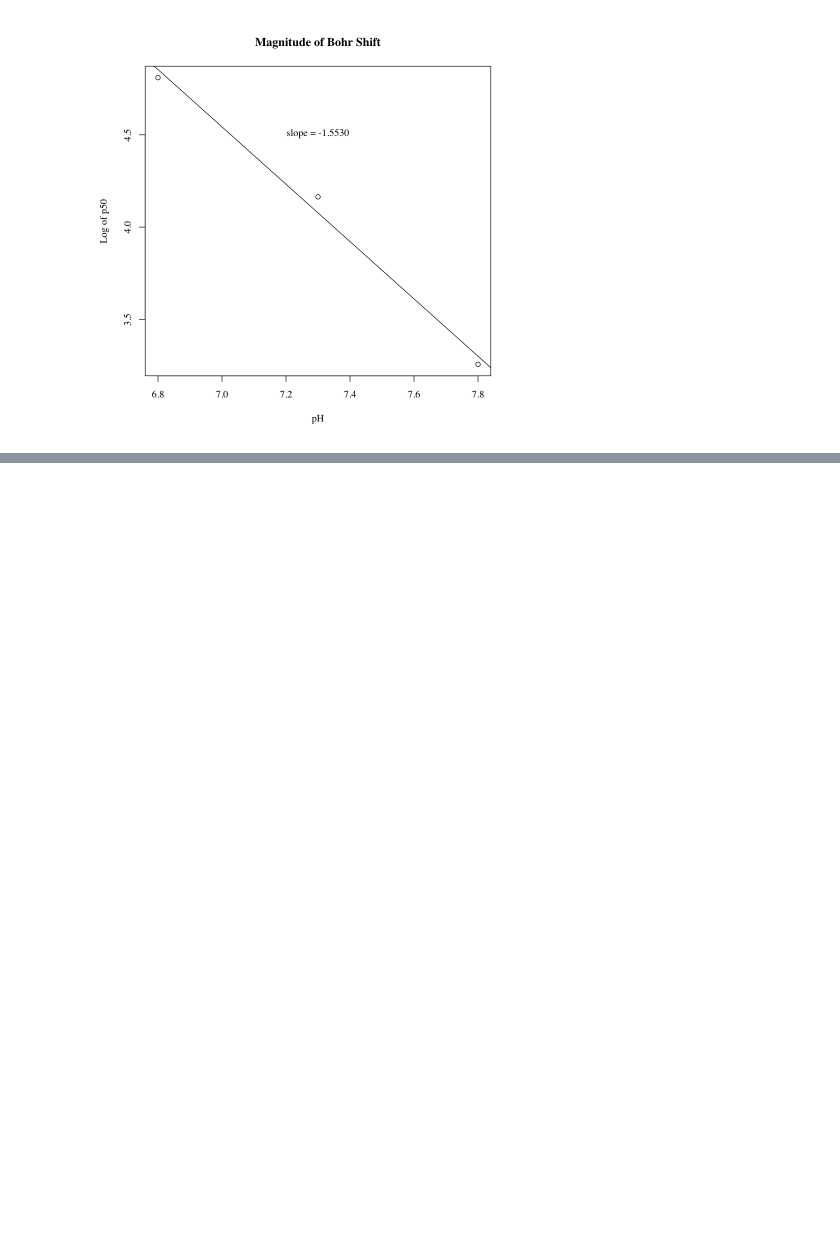
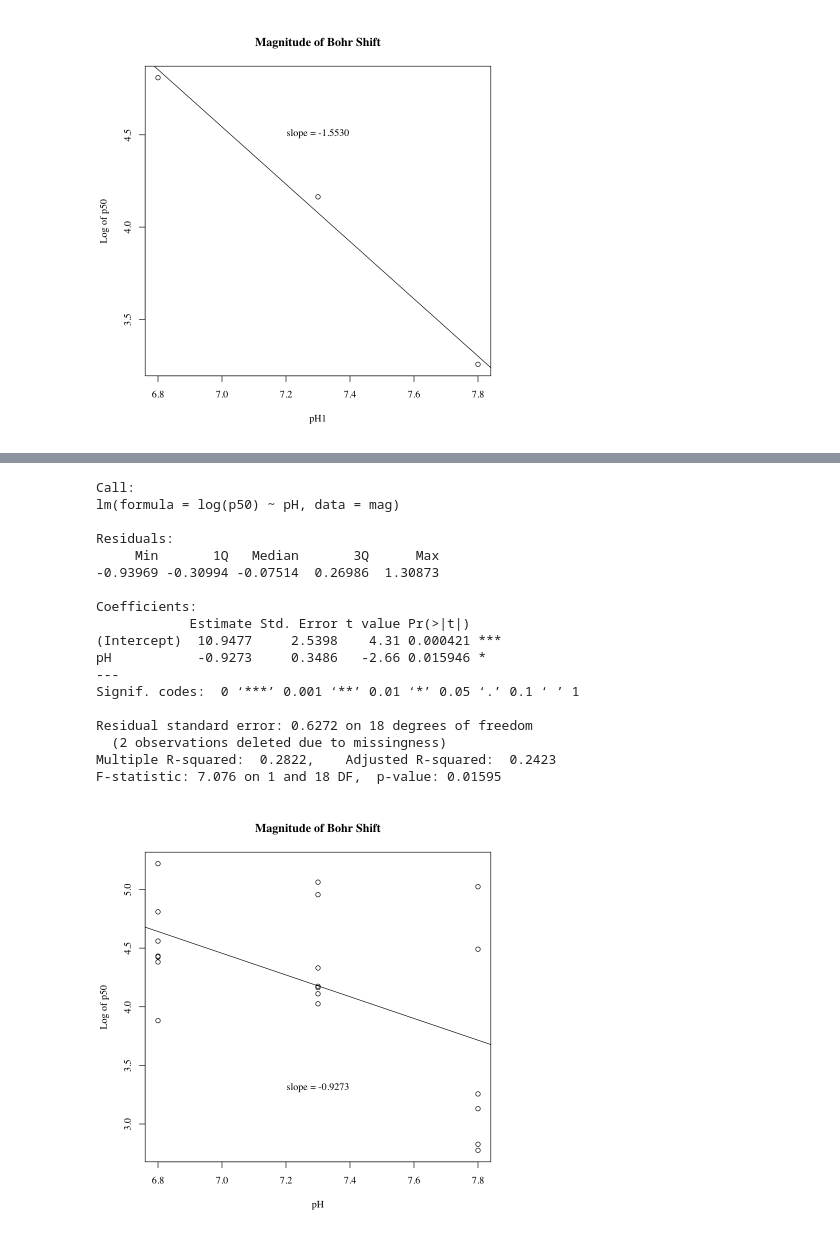
Before and after one commit to andrew2165/biometry_notebooks, a Jupyter notebook: OxygenEqOfHemocyanin.ipynb, the cells around one changed output, grey strips where cells are left out. Drawn from its saved outputs; the diff is of its cells as text; code cells hidden in the pictures; blank space fills up the shorter version.

```diff
--- a/OxygenEqOfHemocyanin.ipynb
+++ b/OxygenEqOfHemocyanin.ipynb
@@ -268,12 +280,12 @@ Signif. codes:  0 ‘***’ 0.001 ‘**’ 0.01 ‘*’ 0.05 ‘.’ 0.1 ‘ ’
 # %% [markdown]
 3. Create a magnitude of Bohr Shift graph.
 # %%
-p50 = c(122.67788, 64.32310, 25.9589)
-pH = c(6.8, 7.3, 7.8)
+p501 = c(122.67788, 64.32310, 25.9589)
+pH1 = c(6.8, 7.3, 7.8)
 summary(lm(log(p50)~pH))
-#tiff(file="MagnitudeBohrShift.tiff")
+#png(file="MagnitudeBohrShift2.pdf")
 par(family = 'serif')
-plot(log(p50)~pH, main="Magnitude of Bohr Shift",
+plot(log(p501)~pH1, main="Magnitude of Bohr Shift",
     ylab="Log of p50")
 abline(a = 15.4139, b=-1.5530)
 mtext("slope = -1.5530", 3, line = -6, col = "black")
@@ -297,3 +309,7 @@ Residual standard error: 0.1069 on 1 degrees of freedom
 Multiple R-squared:  0.9906,    Adjusted R-squared:  0.9812
 F-statistic: 105.6 on 1 and 1 DF,  p-value: 0.06176
 [figure]
+# %%
+# Now to do it with everyone's data
+mag = read.csv('magborshift.csv')
+head(mag)
@@ -299,0 +326,29 @@ F-statistic: 105.6 on 1 and 1 DF,  p-value: 0.06176
+# %%
+summary(lm(log(p50)~pH, data = mag))
+#pdf(file="magbohrshift.pdf")
+par(family = "serif")
+plot(log(p50) ~ pH, data = mag, main="Magnitude of Bohr Shift",
+    ylab="Log of p50")
+mtext("slope = -0.9273", 3, line = -20, col = "black")
+abline(a = 10.9477, b = -0.9273)
+#dev.off()
+# %% [output]
+Call:
+lm(formula = log(p50) ~ pH, data = mag)
+
+Residuals:
+     Min       1Q   Median       3Q      Max
+-0.93969 -0.30994 -0.07514  0.26986  1.30873
+
+Coefficients:
+            Estimate Std. Error t value Pr(>|t|)
+(Intercept)  10.9477     2.5398    4.31 0.000421 ***
+pH           -0.9273     0.3486   -2.66 0.015946 *
+---
+Signif. codes:  0 ‘***’ 0.001 ‘**’ 0.01 ‘*’ 0.05 ‘.’ 0.1 ‘ ’ 1
+
+Residual standard error: 0.6272 on 18 degrees of freedom
+  (2 observations deleted due to missingness)
+Multiple R-squared:  0.2822,    Adjusted R-squared:  0.2423
+F-statistic: 7.076 on 1 and 18 DF,  p-value: 0.01595
+[figure, added]
```
Also changed, not shown: parts of 4 cells of this notebook.
